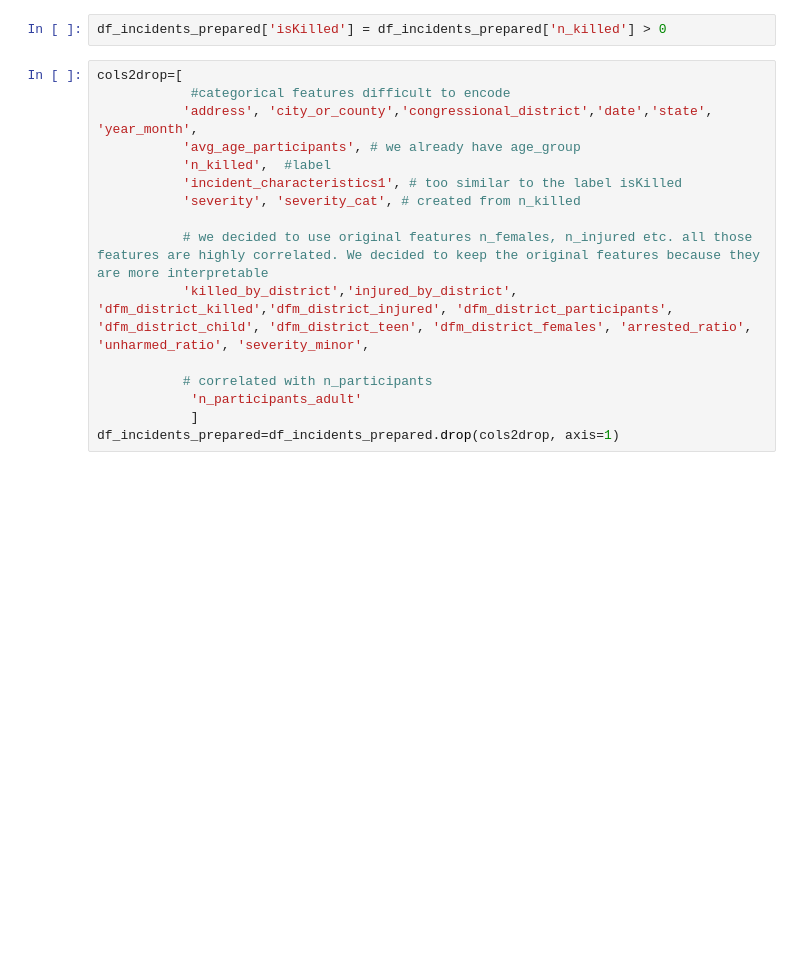
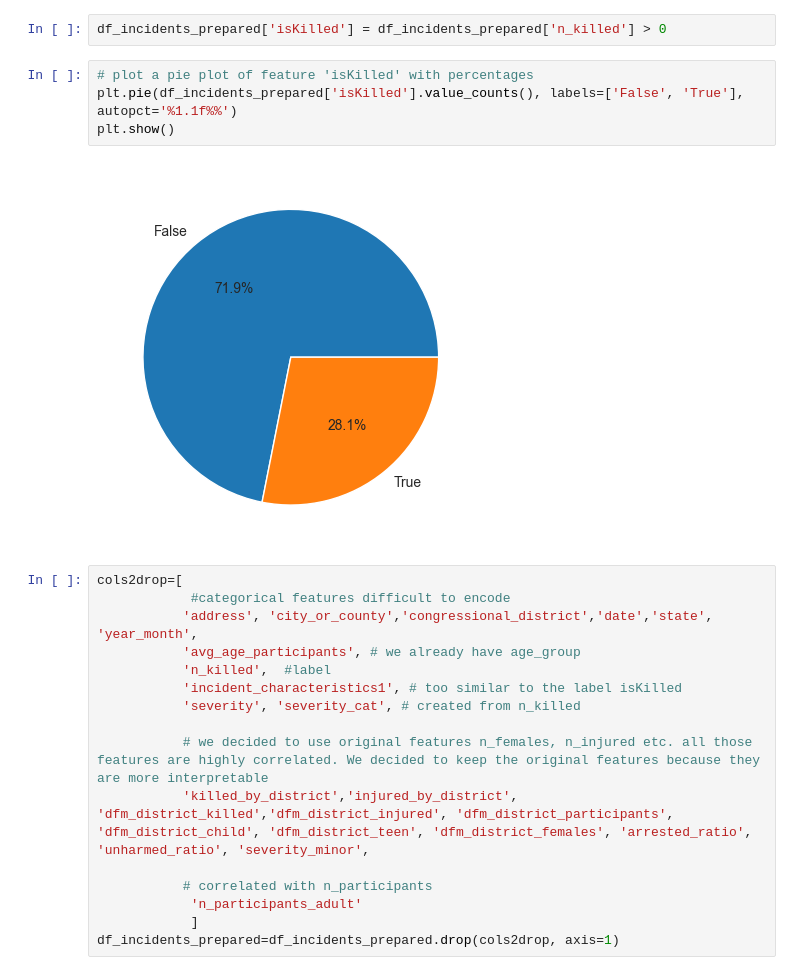
Before and after one commit to irenedovichi/DM-project, a Jupyter notebook: TASK 3/classification.ipynb, the cells around one changed output. Saved outputs shown, nothing was run; the diff lists cells and outputs as text; blank space fills up the shorter version.

Commit message:
plot pie of isKilled

```diff
--- a/TASK 3/classification.ipynb
+++ b/TASK 3/classification.ipynb
@@ -58,6 +58,12 @@ Now, `incidents_prepared` is the whole dataset with both original features and f
 We decided to use only the original features for what concerns the gender and age groups of the participants: we kept `n_participants`, `n_participants_adult`, `n_participants_child`, `n_participants_teen`, `n_participants_females`. We dropped `n_participants_male` because it is highly correlated with `n_participants`.
 # %%
 df_incidents_prepared['isKilled'] = df_incidents_prepared['n_killed'] > 0
+# %%
+# plot a pie plot of feature 'isKilled' with percentages
+plt.pie(df_incidents_prepared['isKilled'].value_counts(), labels=['False', 'True'], autopct='%1.1f%%')
+plt.show()
+# %% [output]
+[figure, added]
 # %%
 cols2drop=[
             #categorical features difficult to encode
```
Also changed, not shown: parts of 1 cell of this notebook, 1 other file.
